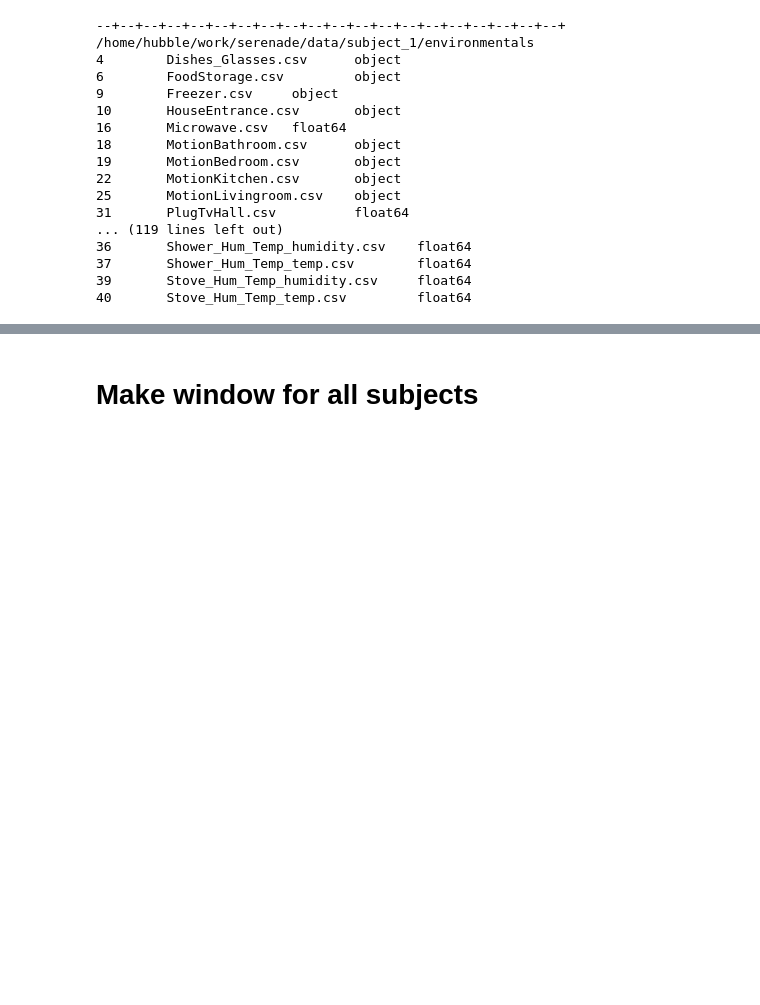
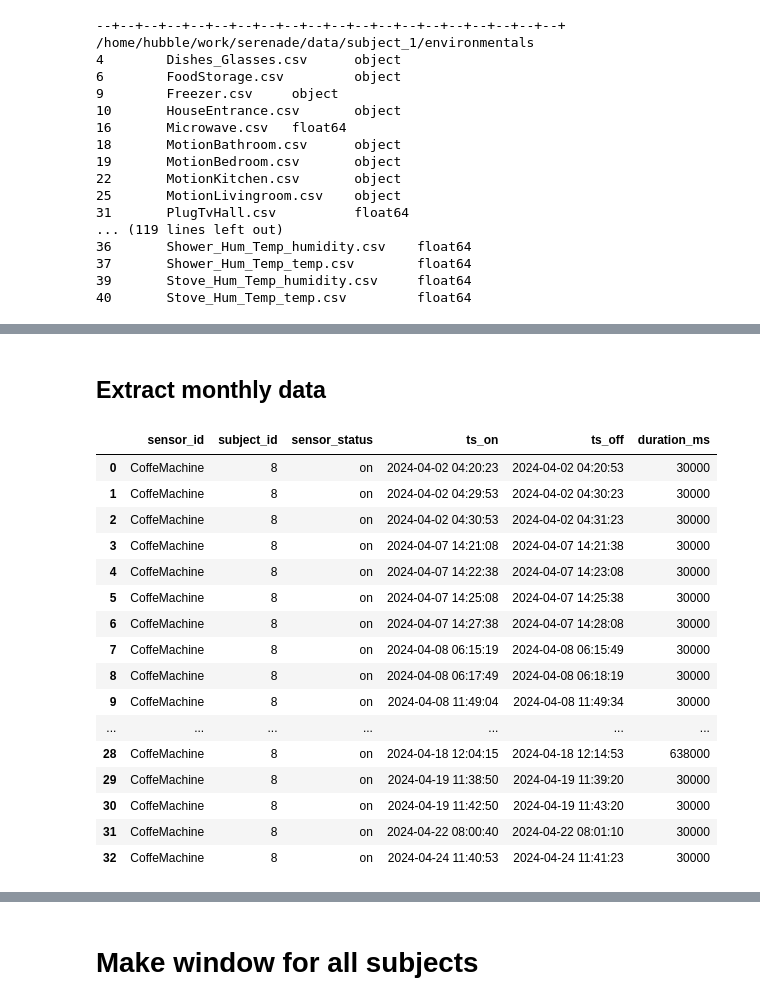
Before and after one commit to priyankar-beep/pilot, a Jupyter notebook: src/main.ipynb, the cells around one changed output, grey strips where cells are left out. Cells and saved outputs as stored; diff of their text form; code cells hidden in the pictures; blank space fills up the shorter version.

```diff
--- a/src/main.ipynb
+++ b/src/main.ipynb
@@ -840,0 +913,30 @@ Index: []
+# %% [markdown]
+## Extract monthly data
+# %%
+def extract_data_for_month(df, month, date_column='ts_on'):
+    df[date_column] = pd.to_datetime(df[date_column])
+    monthly_data = df[df[date_column].dt.month == month]
+    return monthly_data
+# %%
+df = subject[0]['filtered_df']
+january_data = extract_data_for_month(df, 4)
+# %%
+january_data
+# %% [output]
+|  | sensor_id | subject_id | sensor_status | ts_on | ts_off | duration_ms |
+| 0 | CoffeMachine | 8 | on | 2024-04-02 04:20:23 | 2024-04-02 04:20:53 | 30000 |
+| 1 | CoffeMachine | 8 | on | 2024-04-02 04:29:53 | 2024-04-02 04:30:23 | 30000 |
+| 2 | CoffeMachine | 8 | on | 2024-04-02 04:30:53 | 2024-04-02 04:31:23 | 30000 |
+| 3 | CoffeMachine | 8 | on | 2024-04-07 14:21:08 | 2024-04-07 14:21:38 | 30000 |
+| 4 | CoffeMachine | 8 | on | 2024-04-07 14:22:38 | 2024-04-07 14:23:08 | 30000 |
+| 5 | CoffeMachine | 8 | on | 2024-04-07 14:25:08 | 2024-04-07 14:25:38 | 30000 |
+| 6 | CoffeMachine | 8 | on | 2024-04-07 14:27:38 | 2024-04-07 14:28:08 | 30000 |
+| 7 | CoffeMachine | 8 | on | 2024-04-08 06:15:19 | 2024-04-08 06:15:49 | 30000 |
+| 8 | CoffeMachine | 8 | on | 2024-04-08 06:17:49 | 2024-04-08 06:18:19 | 30000 |
+| 9 | CoffeMachine | 8 | on | 2024-04-08 11:49:04 | 2024-04-08 11:49:34 | 30000 |
+| ... | ... | ... | ... | ... | ... | ... |
+| 28 | CoffeMachine | 8 | on | 2024-04-18 12:04:15 | 2024-04-18 12:14:53 | 638000 |
+| 29 | CoffeMachine | 8 | on | 2024-04-19 11:38:50 | 2024-04-19 11:39:20 | 30000 |
+| 30 | CoffeMachine | 8 | on | 2024-04-19 11:42:50 | 2024-04-19 11:43:20 | 30000 |
+| 31 | CoffeMachine | 8 | on | 2024-04-22 08:00:40 | 2024-04-22 08:01:10 | 30000 |
+| 32 | CoffeMachine | 8 | on | 2024-04-24 11:40:53 | 2024-04-24 11:41:23 | 30000 |
```
Also changed, not shown: parts of 17 cells of this notebook, 2 other files.
